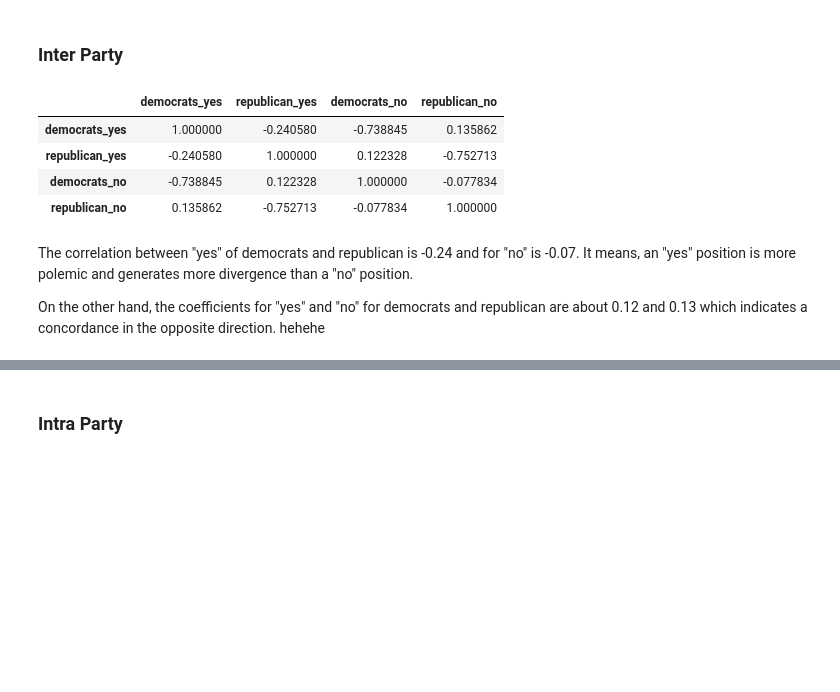
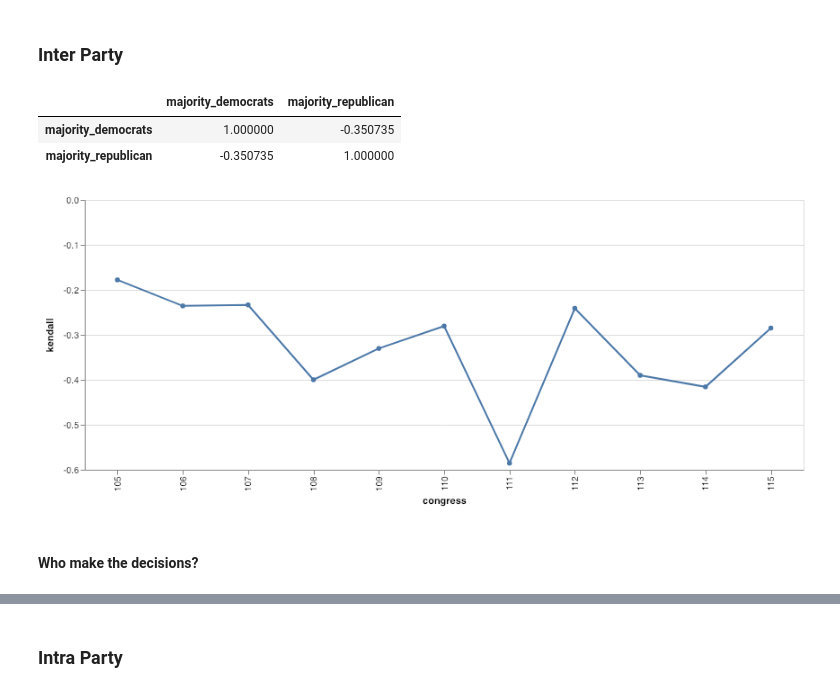
Before and after one commit to roman-bachmann/US-Senators, a Jupyter notebook: notebooks/analysis-historical-votes.ipynb, the cells around one changed output, grey strips where cells are left out. Drawn from its saved outputs; the diff is of its cells as text; code cells hidden in the pictures; blank space fills up the shorter version.

```diff
--- a/notebooks/analysis-historical-votes.ipynb
+++ b/notebooks/analysis-historical-votes.ipynb
@@ -110,15 +121,22 @@ alt.layer(line, selectors, points, rules, text, data=d, width=800, height=300)
 # %% [markdown]
 ### Inter Party
 # %%
-# Kendal: coeffient that mesures difference between concordante pairs and discordant pairs
-all_laws[['democrats_yes', 'republican_yes', 'democrats_no', 'republican_no']].corr('kendall')
+# Kendall: coeffient that mesures difference between concordante pairs and discordant pairs
+all_laws['majority_republican'] = (all_laws['republican_yes'] > all_laws['republican_no']).apply(int)
+all_laws['majority_democrats'] = (all_laws['democrats_yes'] > all_laws['democrats_no']).apply(int)
+all_laws[['majority_democrats', 'majority_republican']].corr('kendall')
 # %% [output]
-|  | democrats_yes | republican_yes | democrats_no | republican_no |
-| democrats_yes | 1.000000 | -0.240580 | -0.738845 | 0.135862 |
-| republican_yes | -0.240580 | 1.000000 | 0.122328 | -0.752713 |
-| democrats_no | -0.738845 | 0.122328 | 1.000000 | -0.077834 |
-| republican_no | 0.135862 | -0.752713 | -0.077834 | 1.000000 |
+|  | majority_democrats | majority_republican |
+| majority_democrats | 1.000000 | -0.350735 |
+| majority_republican | -0.350735 | 1.000000 |
-# %% [markdown]
-The correlation between "yes" of democrats and republican is -0.24 and for "no" is -0.07. It means, an "yes" position is more polemic and generates more divergence than a "no" position.
-
-On the other hand, the coefficients for "yes" and "no" for democrats and republican are about 0.12 and 0.13 which indicates a concordance in the opposite direction. hehehe
+# %%
+d = pd.DataFrame(all_laws.groupby('congress')[['majority_republican', 'majority_democrats']]
+                 .apply(lambda x: x.corr('kendall').iloc[0,1])).reset_index().rename(columns={0: 'kendall'})
+
+alt.Chart(d, width=800, height=300).mark_line(point=True).encode(
+    x='congress:O',
+    y='kendall:Q')
+# %% [output]
+[figure, added]
+# %% [markdown]
+#### Who make the decisions?
```
Also changed, not shown: parts of 17 cells of this notebook.
